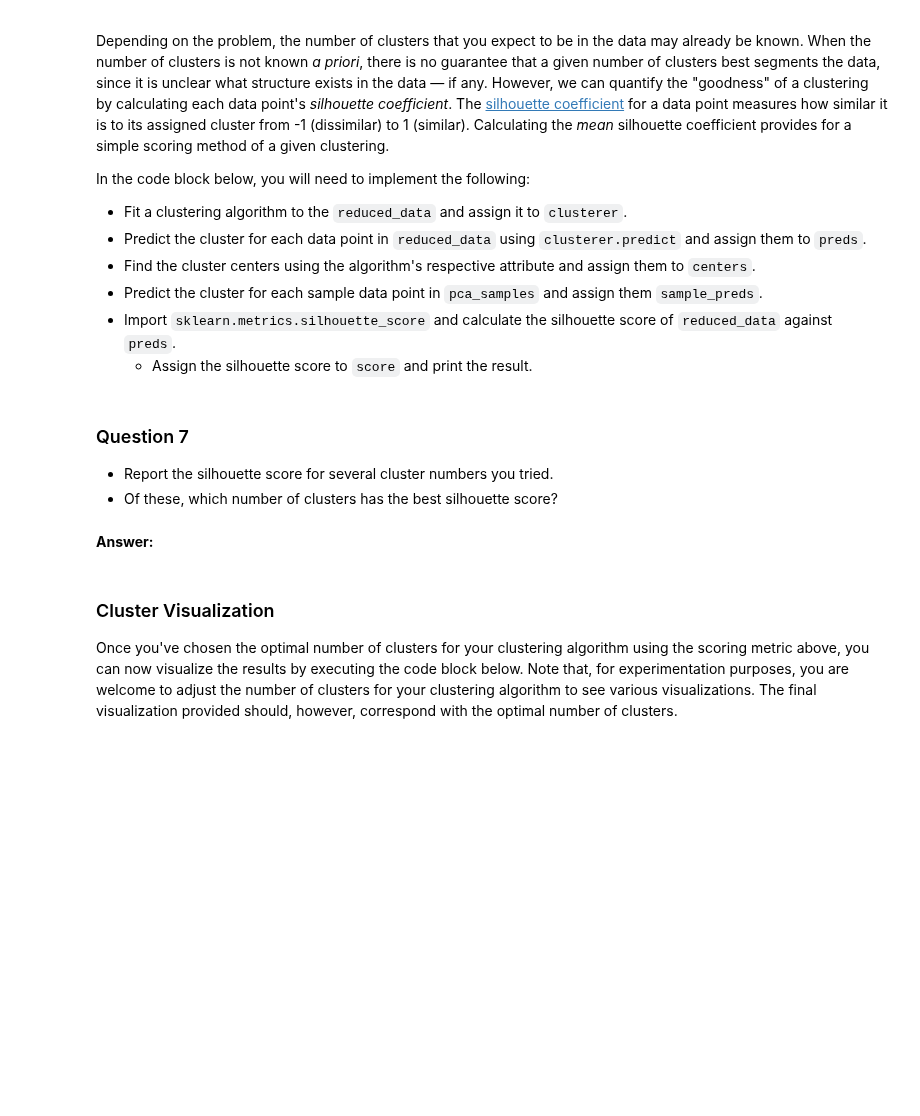
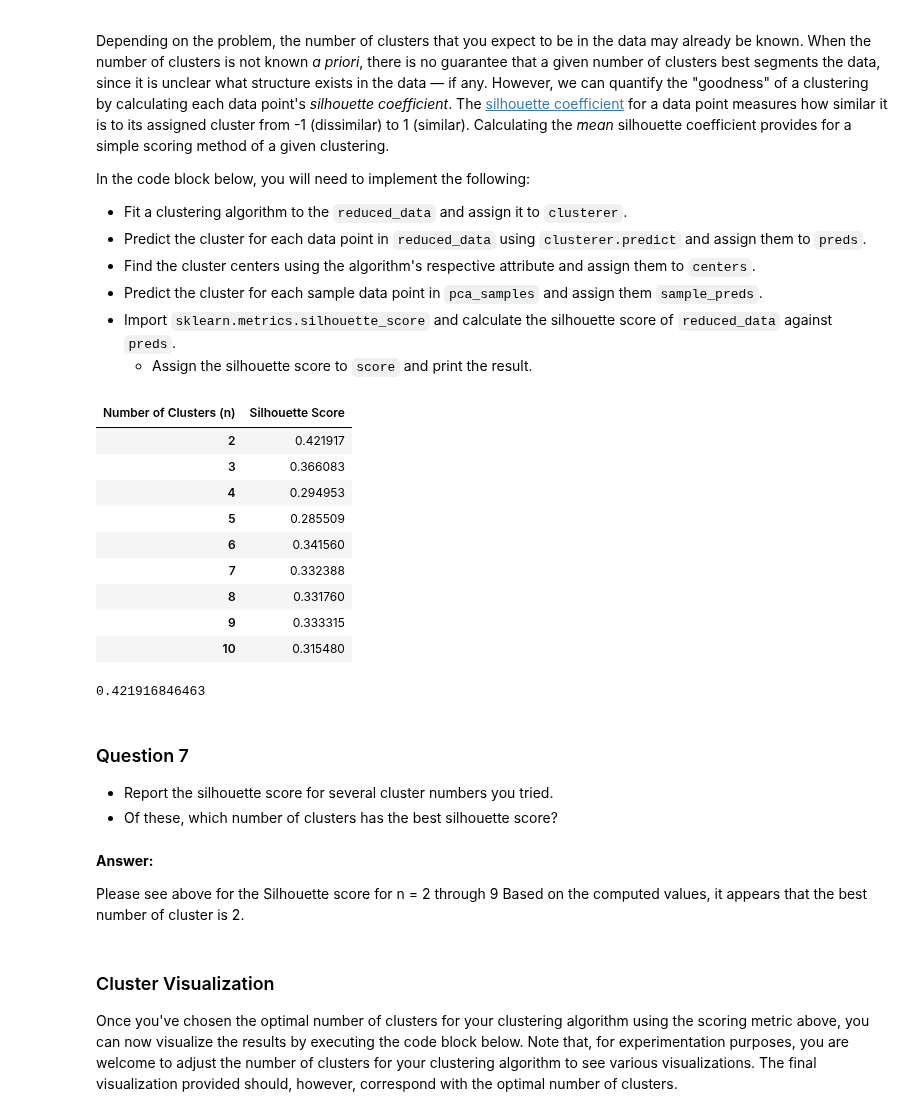
Before and after one commit to ahlusar1989/machine-learning, a Jupyter notebook: projects/customer_segments/customer_segments.ipynb, the cells around one changed output. Drawn from its saved outputs; the diff is of its cells as text; code cells hidden in the pictures; blank space fills up the shorter version.

```diff
--- a/projects/customer_segments/customer_segments.ipynb
+++ b/projects/customer_segments/customer_segments.ipynb
@@ -544,28 +546,73 @@ In the code block below, you will need to implement the following:
  - Predict the cluster for each sample data point in `pca_samples` and assign them `sample_preds`.
  - Import `sklearn.metrics.silhouette_score` and calculate the silhouette score of `reduced_data` against `preds`.
    - Assign the silhouette score to `score` and print the result.
+# %%
+# TODO: Apply your clustering algorithm of choice to the reduced data
+from sklearn.mixture import GaussianMixture
+from sklearn.metrics import silhouette_score
+
+def compute_silhouette_score(n):
+    clusterer = GaussianMixture(n_components = n, random_state = 1989).fit(reduced_data)
+    # TODO: Predict the cluster for each data point
+    preds = clusterer.predict(reduced_data)
+
+    # TODO: Find the cluster centers
+    centers = clusterer.means_
+
+    # TODO: Predict the cluster for each transformed sample data point
+    sample_preds = clusterer.predict(pca_samples)
+
+    # TODO: Calculate the mean silhouette coefficient for the number of clusters chosen
+    score = silhouette_score(reduced_data, preds)
+    return score
+
+scores = pd.DataFrame(columns=['Silhouette Score'])
+scores.columns.name = 'Number of Clusters (n)'
+for i in range(2, 11):
+    score = compute_silhouette_score(i)
+    scores = scores.append(pd.DataFrame([score], columns=['Silhouette Score'], index=[i]))
+
+display(scores)
+# %% [output]
+| Number of Clusters (n) | Silhouette Score |
+| 2 | 0.421917 |
+| 3 | 0.366083 |
+| 4 | 0.294953 |
+| 5 | 0.285509 |
+| 6 | 0.341560 |
+| 7 | 0.332388 |
+| 8 | 0.331760 |
+| 9 | 0.333315 |
+| 10 | 0.315480 |
 # %%
+# See above for
 # TODO: Apply your clustering algorithm of choice to the reduced data
-clusterer = None
+clusterer = GaussianMixture(n_components = 2,  random_state = 1989).fit(reduced_data)
 
 # TODO: Predict the cluster for each data point
-preds = None
+preds = clusterer.predict(reduced_data)
 
 # TODO: Find the cluster centers
-centers = None
+centers = clusterer.means_
 
 # TODO: Predict the cluster for each transformed sample data point
-sample_preds = None
+sample_preds = clusterer.predict(pca_samples)
 
 # TODO: Calculate the mean silhouette coefficient for the number of clusters chosen
-score = None
+score = silhouette_score(reduced_data, preds)
+print(score)
+# %% [output]
+0.421916846463
 # %% [markdown]
 ### Question 7
 
 * Report the silhouette score for several cluster numbers you tried.
 * Of these, which number of clusters has the best silhouette score?
-# %% [markdown]
-**Answer:**
+# %% [markdown]
+**Answer:**
+
+Please see above for the Silhouette score for n = 2 through 9
+Based on the computed values, it appears that the best number of cluster is 2.
 # %% [markdown]
 ### Cluster Visualization
 Once you've chosen the optimal number of clusters for your clustering algorithm using the scoring metric above, you can now visualize the results by executing the code block below. Note that, for experimentation purposes, you are welcome to adjust the number of clusters for your clustering algorithm to see various visualizations. The final visualization provided should, however, correspond with the optimal number of clusters.
```
Also changed, not shown: parts of 8 cells of this notebook.
